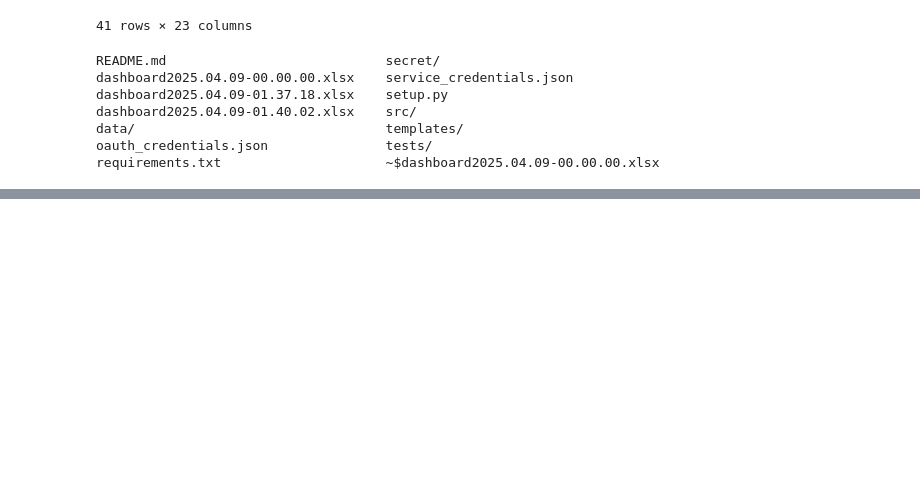
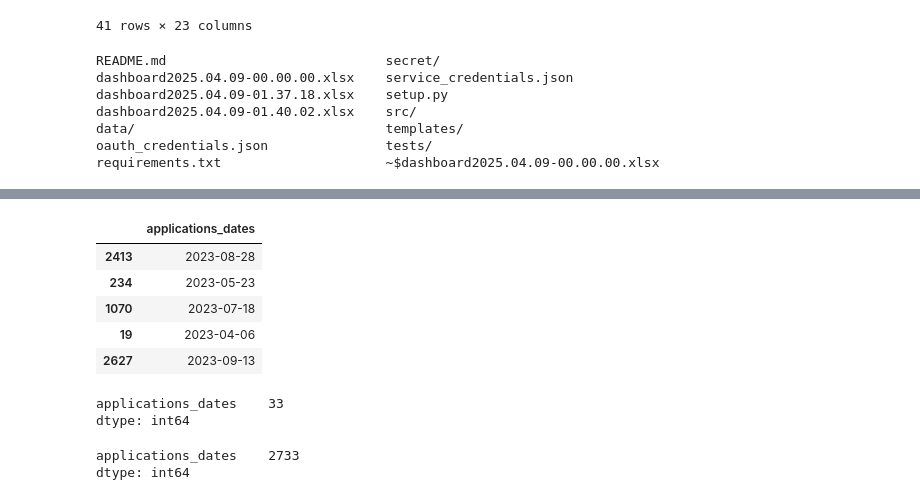
Before and after one commit to iasonov/HSE_dashboard, a Jupyter notebook: src/test.ipynb, the cells around one changed output, grey strips where cells are left out. Saved outputs shown, nothing was run; the diff lists cells and outputs as text; code cells hidden in the pictures; blank space fills up the shorter version.

```diff
--- a/src/test.ipynb
+++ b/src/test.ipynb
@@ -1277,0 +1278,16 @@ $
+# %%
+import pandas as pd
+import numpy as np
+from col_names import *
+from datetime import datetime, timedelta
+
+templates_folder = "../templates/"
+master_applications_file_2023 = "asav_2023_applications.csv"
+master_contracts_file_2023 = "asav_2023_contracts.csv"
+# master_applications_file_2024 = "asav_2024_applications.csv"
+master_contracts_file_2024 = "asav_2024_contracts.csv"
+# %%
+applications_dates_2023 = pd.read_csv(templates_folder + master_applications_file_2023, parse_dates=[0], date_format="%d.%m.%Y")
+contracts_dates_2023 = pd.read_csv(templates_folder + master_contracts_file_2023, parse_dates=True)
+contracts_dates_2024 = pd.read_csv(templates_folder + master_contracts_file_2024, parse_dates=True)
+    # applications_dates_2024 = pd.read_csv(master_applications_file_2024)
@@ -1277,0 +1305,22 @@ $
+# %%
+applications_dates_2023.sample(5)
+# %% [output]
+|  | applications_dates |
+| 2413 | 2023-08-28 |
+| 234 | 2023-05-23 |
+| 1070 | 2023-07-18 |
+| 19 | 2023-04-06 |
+| 2627 | 2023-09-13 |
+# %%
+
+now = datetime.now()
+delta_now_2023 = timedelta(days=365+366)
+applications_dates_2023.where(applications_dates_2023 + delta_now_2023 < now).count()
+# %% [output]
+applications_dates    33
+dtype: int64
+# %%
+applications_2023
+# %% [output]
+applications_dates    2733
+dtype: int64
```
Also changed, not shown: parts of 3 cells of this notebook, 13 other files.
